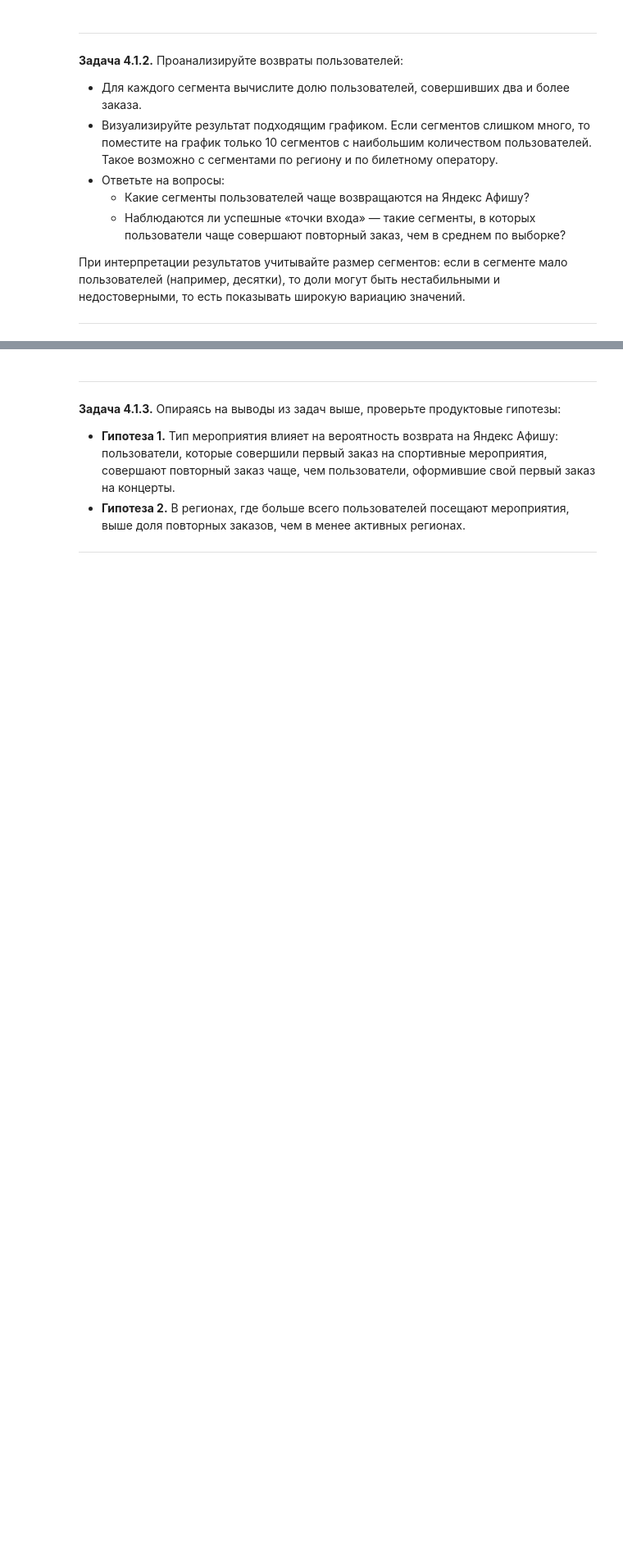
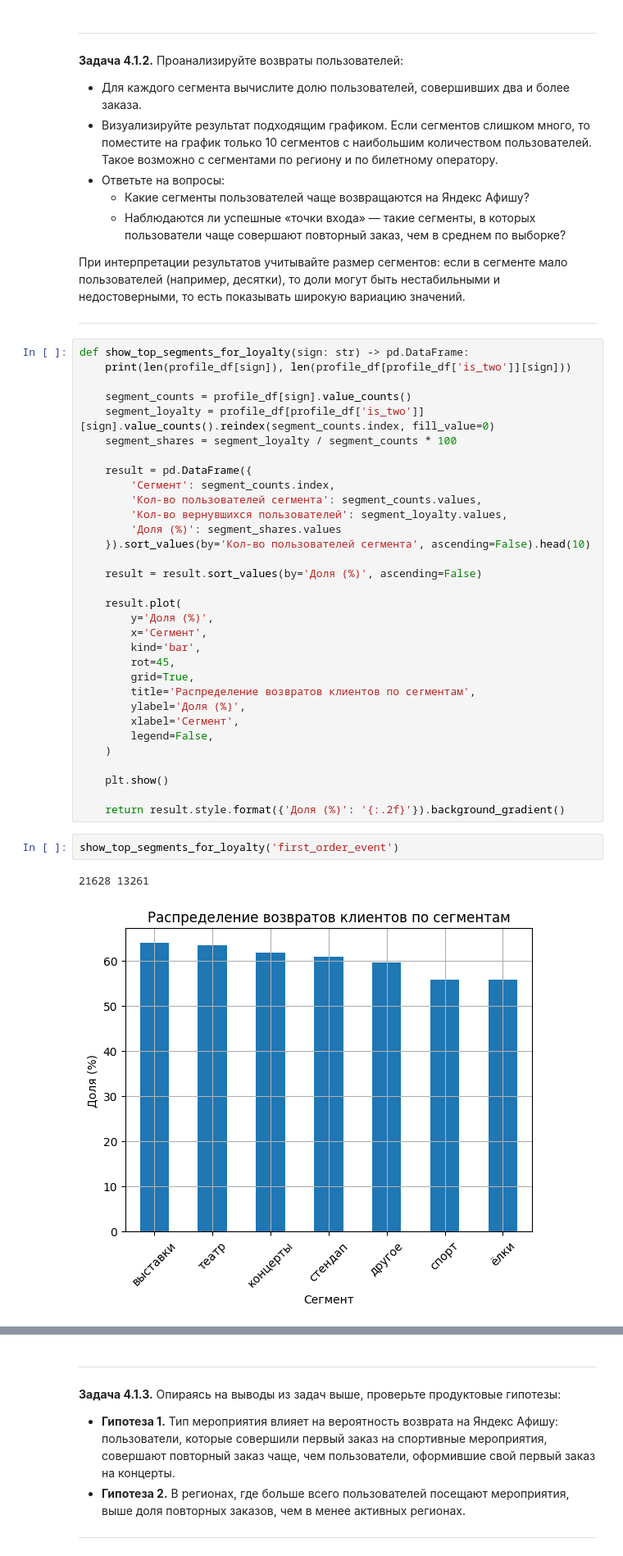
Before and after one commit to KatsayArtemDev/yandex-afisha-user-loyalty, a Jupyter notebook: notebooks/katsay.ipynb, the cells around one changed output, grey strips where cells are left out. Shown at 82% size. Cells and saved outputs as stored; diff of their text form; blank space fills up the shorter version.

```diff
--- a/notebooks/katsay.ipynb
+++ b/notebooks/katsay.ipynb
@@ -583,3 +690,40 @@ print("Было строк в исходном датасете:", before,
 При интерпретации результатов учитывайте размер сегментов: если в сегменте мало пользователей (например, десятки), то доли могут быть нестабильными и недостоверными, то есть показывать широкую вариацию значений.
 
 ---
+# %%
+def show_top_segments_for_loyalty(sign: str) -> pd.DataFrame:
+    print(len(profile_df[sign]), len(profile_df[profile_df['is_two']][sign]))
+
+    segment_counts = profile_df[sign].value_counts()
+    segment_loyalty = profile_df[profile_df['is_two']][sign].value_counts().reindex(segment_counts.index, fill_value=0)
+    segment_shares = segment_loyalty / segment_counts * 100
+
+    result = pd.DataFrame({
+        'Сегмент': segment_counts.index,
+        'Кол-во пользователей сегмента': segment_counts.values,
+        'Кол-во вернувшихся пользователей': segment_loyalty.values,
+        'Доля (%)': segment_shares.values
+    }).sort_values(by='Кол-во пользователей сегмента', ascending=False).head(10)
+
+    result = result.sort_values(by='Доля (%)', ascending=False)
+
+    result.plot(
+        y='Доля (%)',
+        x='Сегмент',
+        kind='bar',
+        rot=45,
+        grid=True,
+        title='Распределение возвратов клиентов по сегментам',
+        ylabel='Доля (%)',
+        xlabel='Сегмент',
+        legend=False,
+    )
+
+    plt.show()
+
+    return result.style.format({'Доля (%)': '{:.2f}'}).background_gradient()
+# %%
+show_top_segments_for_loyalty('first_order_event')
+# %% [output]
+21628 13261
+[figure, added]
```
Also changed, not shown: parts of 16 cells of this notebook.
